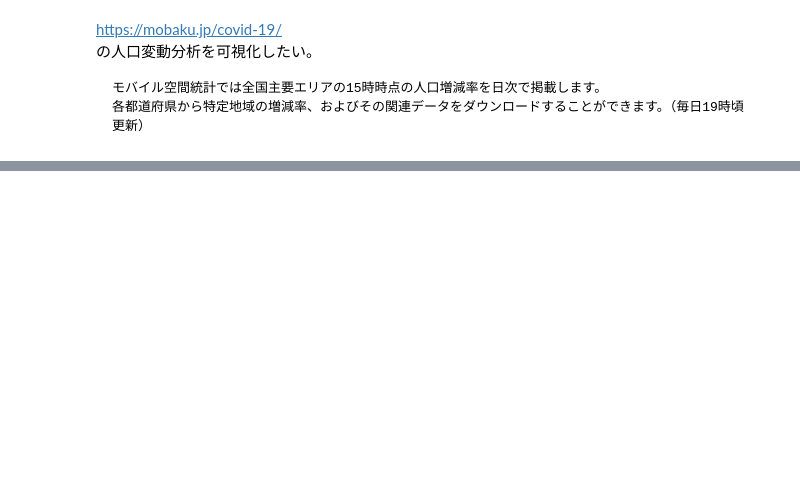
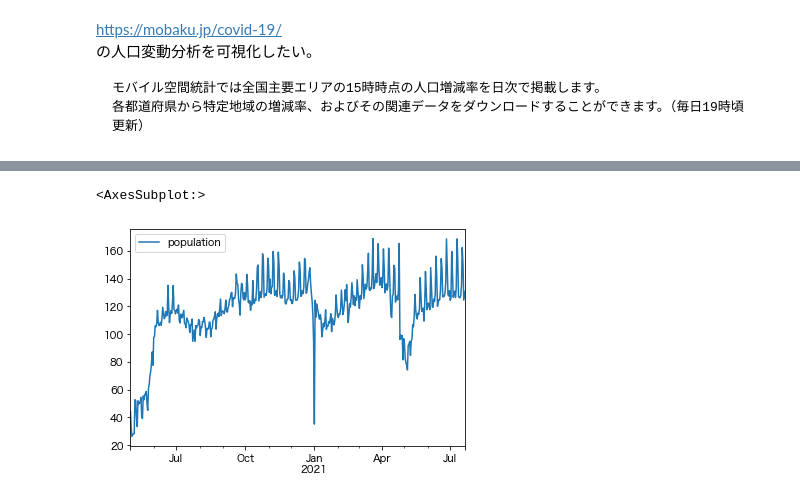
Before and after one commit to Linus-MK/fragments_for_blog, a Jupyter notebook: city_population/mobile_space_stat.ipynb, the cells around one changed output, grey strips where cells are left out. Saved outputs shown, nothing was run; the diff lists cells and outputs as text; code cells hidden in the pictures; blank space fills up the shorter version.

```diff
--- a/city_population/mobile_space_stat.ipynb
+++ b/city_population/mobile_space_stat.ipynb
@@ -41,2 +62,2 @@ df.query('エリア == "東京都 新宿駅" & 比率種別 == "緊急事態宣
 # %%
-te = df.query('エリア == "東京都 新宿駅" & 比率種別 == "緊急事態宣言前比"')
+area_data = df.query('エリア == @area & 比率種別 == "緊急事態宣言前比"')
@@ -51,0 +64,7 @@ plt.plot(teeeee)
+# %%
+# 最初3列は数値ではないので除外
+df_pop = area_data.iloc[:, 3:]
+# %%
+df_pop = df_pop.T
+df_pop.columns = ['population']
+df_pop['population'] += 100
@@ -51,0 +97,4 @@ plt.plot(teeeee)
+# %%
+df_pop.index = pd.to_datetime(df_pop.index)
+df_pop.index
+# 日付型になった。
@@ -51,0 +110,5 @@ plt.plot(teeeee)
+# %%
+df_pop.plot()
+# %% [output]
+<AxesSubplot:>
+[figure, added]
```
Also changed, not shown: parts of 33 cells of this notebook.
